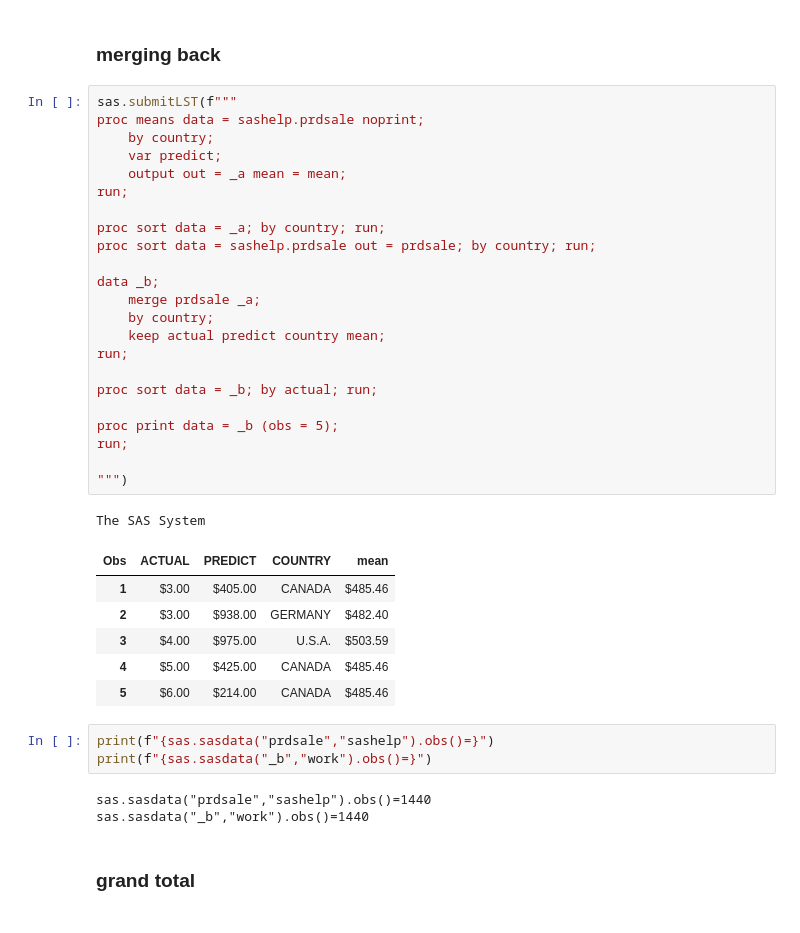
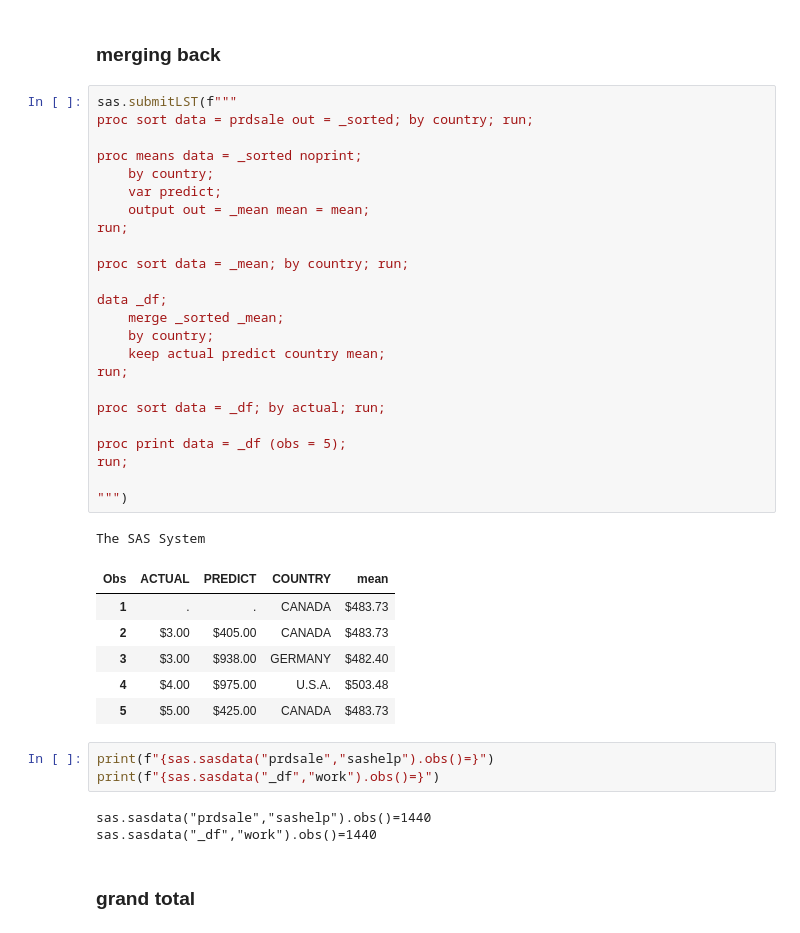
Before and after one commit to 0xdomyz/sas_collection, a Jupyter notebook: data_step/modify_combine_datasets.ipynb, the cells around one changed output. Drawn from its saved outputs; the diff is of its cells as text.

```diff
--- a/data_step/modify_combine_datasets.ipynb
+++ b/data_step/modify_combine_datasets.ipynb
@@ -143,40 +152,41 @@ The SAS System
 ### merging back
 # %%
 sas.submitLST(f"""
-proc means data = sashelp.prdsale noprint;
+proc sort data = prdsale out = _sorted; by country; run;
+
+proc means data = _sorted noprint;
     by country;
     var predict;
-    output out = _a mean = mean;
+    output out = _mean mean = mean;
 run;
 
-proc sort data = _a; by country; run;
-proc sort data = sashelp.prdsale out = prdsale; by country; run;
+proc sort data = _mean; by country; run;
 
-data _b;
-    merge prdsale _a;
+data _df;
+    merge _sorted _mean;
     by country;
     keep actual predict country mean;
 run;
 
-proc sort data = _b; by actual; run;
+proc sort data = _df; by actual; run;
 
-proc print data = _b (obs = 5);
+proc print data = _df (obs = 5);
 run;
 
 """)
 # %% [output]
 The SAS System
 | Obs | ACTUAL | PREDICT | COUNTRY | mean |
-| 1 | $3.00 | $405.00 | CANADA | $485.46 |
-| 2 | $3.00 | $938.00 | GERMANY | $482.40 |
-| 3 | $4.00 | $975.00 | U.S.A. | $503.59 |
-| 4 | $5.00 | $425.00 | CANADA | $485.46 |
-| 5 | $6.00 | $214.00 | CANADA | $485.46 |
+| 1 | . | . | CANADA | $483.73 |
+| 2 | $3.00 | $405.00 | CANADA | $483.73 |
+| 3 | $3.00 | $938.00 | GERMANY | $482.40 |
+| 4 | $4.00 | $975.00 | U.S.A. | $503.48 |
+| 5 | $5.00 | $425.00 | CANADA | $483.73 |
 # %%
 print(f"{sas.sasdata("prdsale","sashelp").obs()=}")
-print(f"{sas.sasdata("_b","work").obs()=}")
+print(f"{sas.sasdata("_df","work").obs()=}")
 # %% [output]
 sas.sasdata("prdsale","sashelp").obs()=1440
-sas.sasdata("_b","work").obs()=1440
+sas.sasdata("_df","work").obs()=1440
 # %% [markdown]
 ### grand total
```
Also changed, not shown: parts of 5 cells of this notebook.
